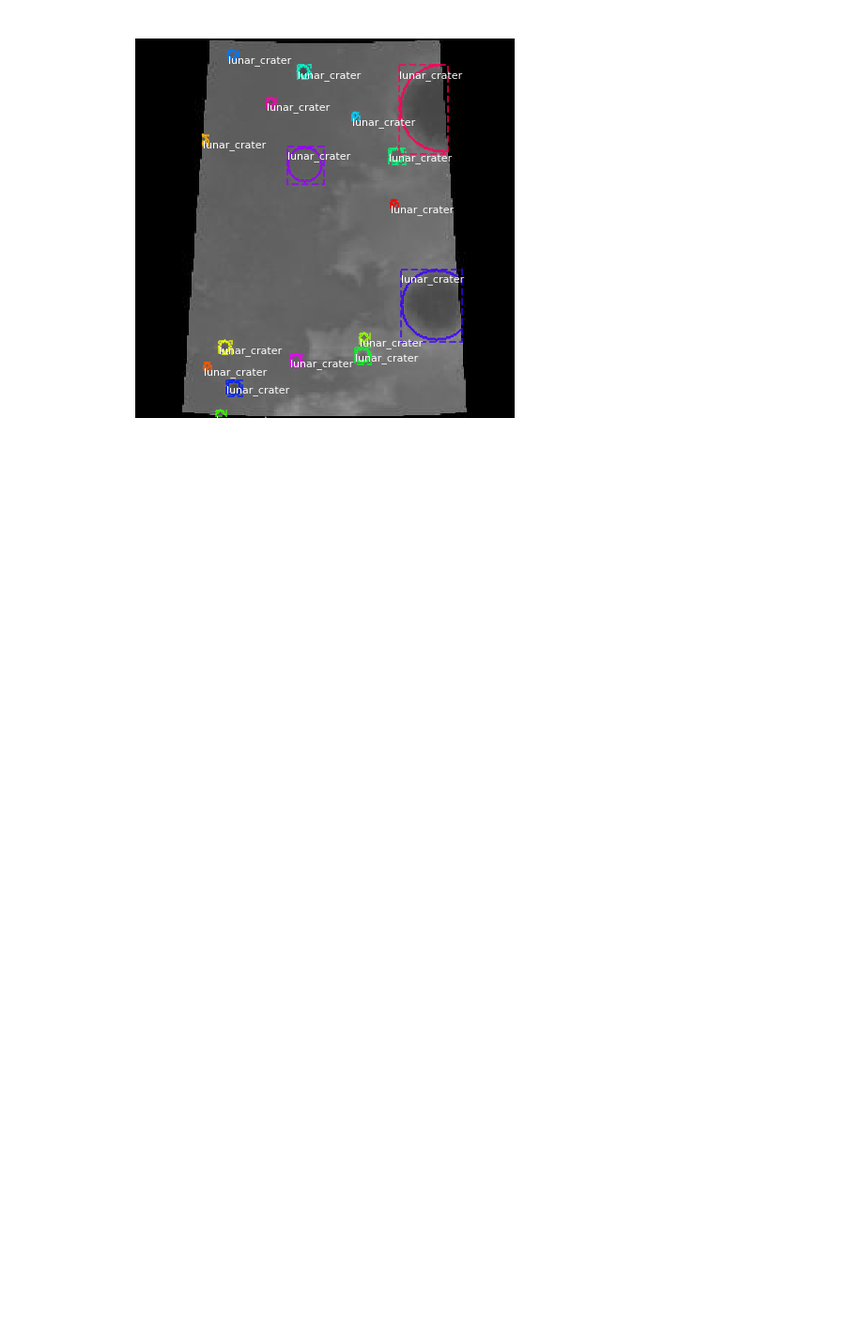
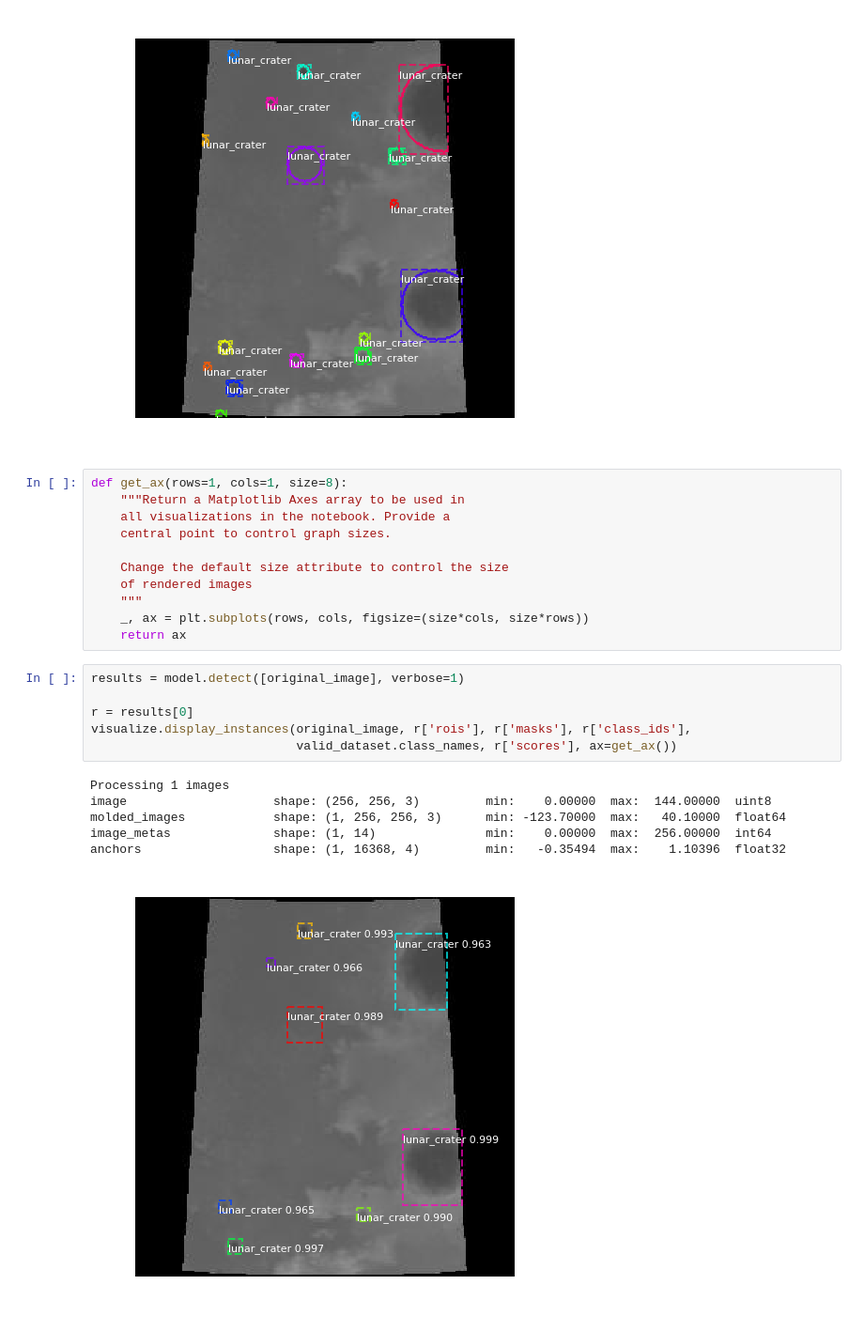
Before and after one commit to ZhiangChen/Mask_RCNN, a Jupyter notebook: samples/crater/train_crater_dataset.ipynb, the cells around one changed output. Shown: that part at 94% size. Cells and saved outputs as stored; diff of their text form; blank space fills up the shorter version.

```diff
--- a/samples/crater/train_crater_dataset.ipynb
+++ b/samples/crater/train_crater_dataset.ipynb
@@ -237,3 +237,27 @@ gt_class_id              shape: (17,)                 min:    1.00000  max:    1
 gt_bbox                  shape: (17, 4)               min:    7.00000  max:  254.00000  int32
 gt_mask                  shape: (256, 256, 17)        min:    0.00000  max:    1.00000  bool
 [figure]
+# %%
+def get_ax(rows=1, cols=1, size=8):
+    """Return a Matplotlib Axes array to be used in
+    all visualizations in the notebook. Provide a
+    central point to control graph sizes.
+
+    Change the default size attribute to control the size
+    of rendered images
+    """
+    _, ax = plt.subplots(rows, cols, figsize=(size*cols, size*rows))
+    return ax
+# %%
+results = model.detect([original_image], verbose=1)
+
+r = results[0]
+visualize.display_instances(original_image, r['rois'], r['masks'], r['class_ids'],
+                            valid_dataset.class_names, r['scores'], ax=get_ax())
+# %% [output]
+Processing 1 images
+image                    shape: (256, 256, 3)         min:    0.00000  max:  144.00000  uint8
+molded_images            shape: (1, 256, 256, 3)      min: -123.70000  max:   40.10000  float64
+image_metas              shape: (1, 14)               min:    0.00000  max:  256.00000  int64
+anchors                  shape: (1, 16368, 4)         min:   -0.35494  max:    1.10396  float32
+[figure, added]
```
